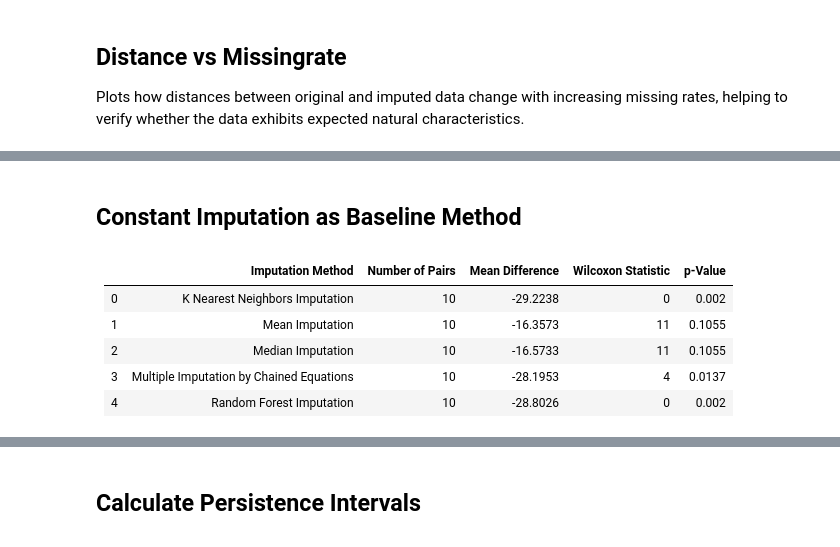
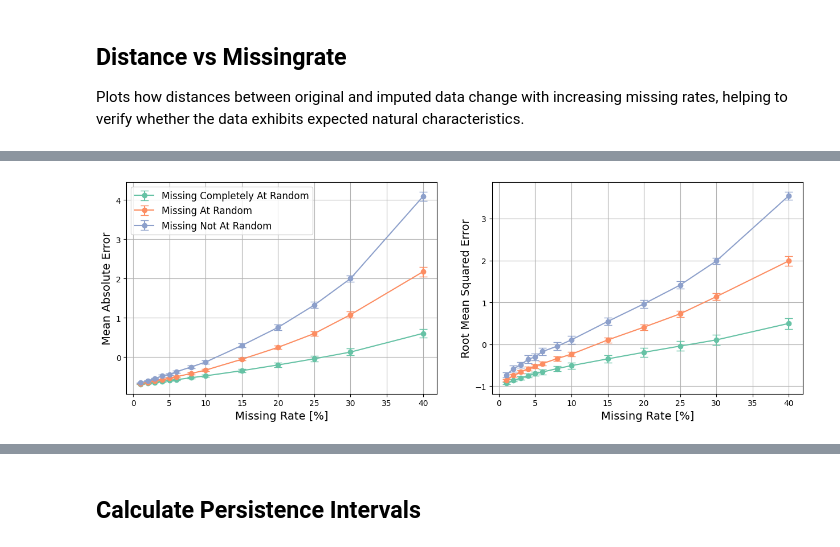
Before and after one commit to marcelnoehre/tda-imputation-robustness, a Jupyter notebook: notebooks/validate_results.ipynb, the cells around one changed output, grey strips where cells are left out. Saved outputs shown, nothing was run; the diff lists cells and outputs as text; code cells hidden in the pictures.

Commit message:
validate results

```diff
--- a/notebooks/validate_results.ipynb
+++ b/notebooks/validate_results.ipynb
@@ -76,20 +106,45 @@ plot_distance_vs_missingrate_by_dim_and_type()
-# %% [markdown]
-## Constant Imputation as Baseline Method
-# %%
-data = pd.read_csv(RMSE_RESULTS)
-result = test_against_baseline(
-    data=data,
-    dependent_var=RMSE,
-    independent_var=IMPUTATION_METHOD,
-    baseline_var=CONSTANT,
-    groups=[DATASET]
-)
-table(result.round(4), [LABEL[IMPUTATION_METHOD], 'Number of Pairs', 'Mean Difference', 'Wilcoxon Statistic', 'p-Value'],)
-# %% [output]
-|    | Imputation Method                        |   Number of Pairs |   Mean Difference |   Wilcoxon Statistic |   p-Value |
-|----|------------------------------------------|-------------------|-------------------|----------------------|-----------|
-|  0 | K Nearest Neighbors Imputation           |                10 |          -29.2238 |                    0 |    0.002  |
-|  1 | Mean Imputation                          |                10 |          -16.3573 |                   11 |    0.1055 |
-|  2 | Median Imputation                        |                10 |          -16.5733 |                   11 |    0.1055 |
-|  3 | Multiple Imputation by Chained Equations |                10 |          -28.1953 |                    4 |    0.0137 |
-|  4 | Random Forest Imputation                 |                10 |          -28.8026 |                    0 |    0.002  |
+# %%
+df = group_results(
+    csv=COMPARISON_METRICS,
+    group=[DATASET, MISSINGNESS_TYPE, MISSING_RATE],
+    metrics=COLLECTIONS[METRIC],
+    filter=[IMPUTATION_METHOD, KNN]
+)
+
+for metric in COLLECTIONS[METRIC]:
+    df[metric] = StandardScaler().fit_transform(df[[metric]])
+
+fig, axes = setup_figure(
+    rows=1,
+    cols=len(COLLECTIONS[METRIC])
+)
+axes = axes.flatten()
+
+for i, metric in enumerate(COLLECTIONS[METRIC]):
+    ax = axes[i]
+
+    for mt in COLLECTIONS[MISSINGNESS_TYPE]:
+        mean, sem = compute_mean_sem(
+            type=MISSINGNESS_TYPE,
+            data=df,
+            group=MISSING_RATE,
+            metric=metric,
+            filter=(df[MISSINGNESS_TYPE] == mt)
+        )
+        plot_data(
+            type=MISSINGNESS_TYPE,
+            ax=ax, mean=mean, sem=sem,
+            label=LABEL[mt],
+            color=plt.get_cmap(COLOR_MAP[MISSINGNESS_TYPE])(COLLECTIONS[MISSINGNESS_TYPE].index(mt))
+        )
+
+    format_axes(
+        type=MISSINGNESS_TYPE,
+        ax=ax,
+        x_label=LABEL[MISSING_RATE],
+        y_label=LABEL[metric],
+        legend=i==0
+    )
+plot()
+# %% [output]
+[figure, added]
```
Also changed, not shown: parts of 9 cells of this notebook.
